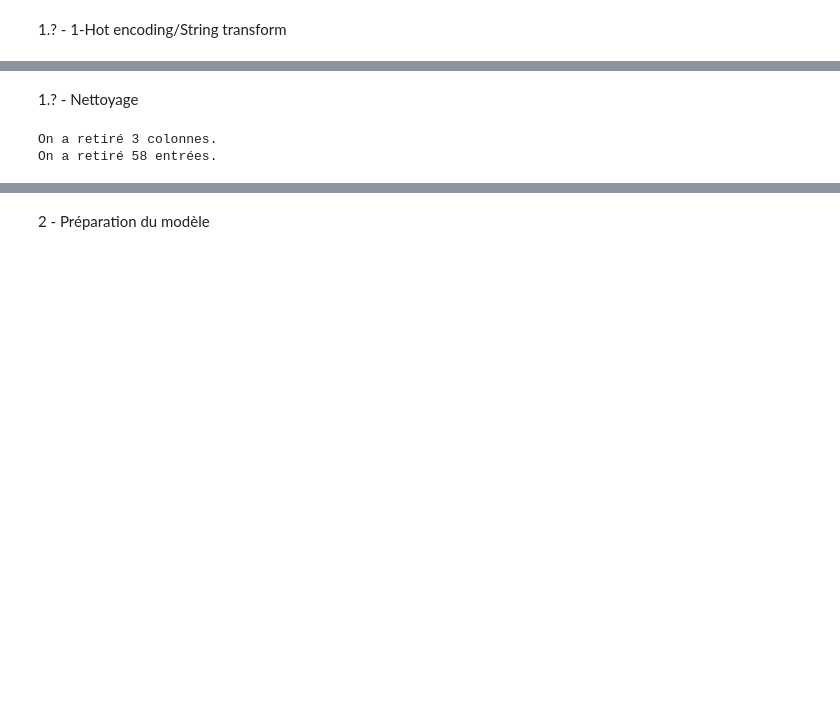
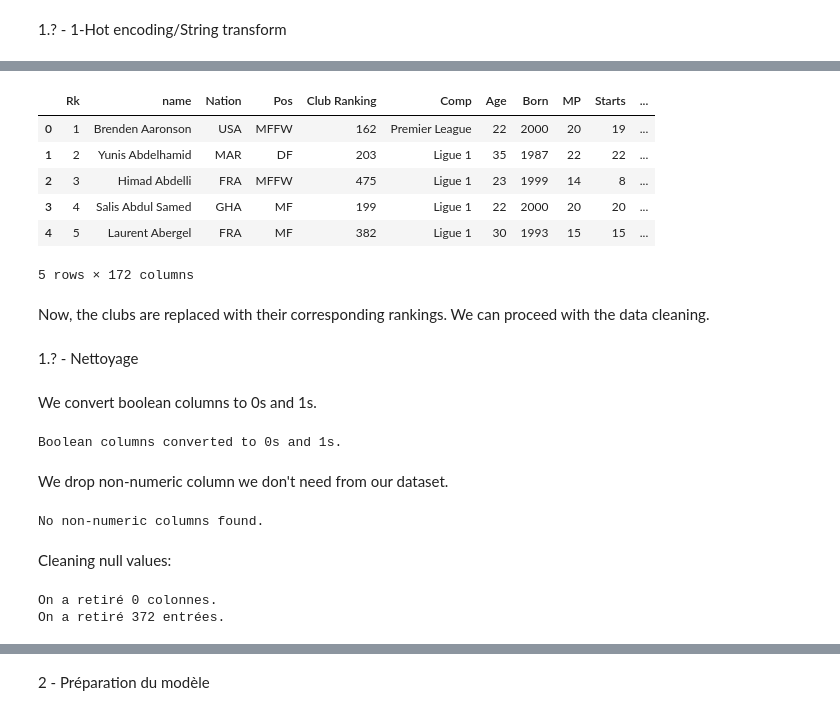
Before and after one commit to Akulla-A/Football_regression, a Jupyter notebook: main.ipynb, the cells around one changed output, grey strips where cells are left out. Drawn from its saved outputs; the diff is of its cells as text; code cells hidden in the pictures; blank space fills up the shorter version.

```diff
--- a/main.ipynb
+++ b/main.ipynb
@@ -105,2 +220,40 @@ _datasetCleaning = pd.concat([_datasetCleaning, pd.get_dummies(_datasetCleaning.
+# %%
+# Create a dictionary of matches
+club_list = rankings_df['club name '].tolist()
+club_rankings = rankings_df.set_index('club name ')['ranking'].to_dict()
+
+def get_best_match(club_name):
+    match, score, _ = process.extractOne(club_name, club_list)
+    if score >= 50:  # Adjust threshold as needed
+        return club_rankings[match]
+    return None
+
+# Apply the function to all rows using pandas' `apply`
+_datasetCleaning['Squad'] = _datasetCleaning['Squad'].apply(get_best_match)
+_datasetCleaning.rename(columns={'Squad': 'Club Ranking'}, inplace=True)
+# %%
+_datasetCleaning.head()
+# %% [output]
+|  | Rk | name | Nation | Pos | Club Ranking | Comp | Age | Born | MP | Starts | ... |
+| 0 | 1 | Brenden Aaronson | USA | MFFW | 162 | Premier League | 22 | 2000 | 20 | 19 | ... |
+| 1 | 2 | Yunis Abdelhamid | MAR | DF | 203 | Ligue 1 | 35 | 1987 | 22 | 22 | ... |
+| 2 | 3 | Himad Abdelli | FRA | MFFW | 475 | Ligue 1 | 23 | 1999 | 14 | 8 | ... |
+| 3 | 4 | Salis Abdul Samed | GHA | MF | 199 | Ligue 1 | 22 | 2000 | 20 | 20 | ... |
+| 4 | 5 | Laurent Abergel | FRA | MF | 382 | Ligue 1 | 30 | 1993 | 15 | 15 | ... |
+5 rows × 172 columns
+# %% [markdown]
+Now, the clubs are replaced with their corresponding rankings. We can proceed with the data cleaning.
 # %% [markdown]
 1.? - Nettoyage
+# %% [markdown]
+We convert boolean columns to 0s and 1s.
+# %%
+bool_columns = _datasetCleaning.select_dtypes(include=['bool']).columns
+for col in bool_columns:
+    _datasetCleaning[col] = _datasetCleaning[col].astype(int)
+
+print("Boolean columns converted to 0s and 1s.")
+# %% [output]
+Boolean columns converted to 0s and 1s.
+# %% [markdown]
+We drop non-numeric column we don't need from our dataset.
@@ -107,21 +273,18 @@ _datasetCleaning = pd.concat([_datasetCleaning, pd.get_dummies(_datasetCleaning.
+# %%
+# Check for non-numeric columns
+non_numeric_columns = _datasetCleaning.select_dtypes(exclude=['number'])
+if not non_numeric_columns.empty:
+    print("Non-numeric columns and their types:")
+    for col in non_numeric_columns.columns:
+        print(f"{col}: {non_numeric_columns[col].dtype}")
+else:
+    print("No non-numeric columns found.")
+# %% [output]
+No non-numeric columns found.
+# %% [markdown]
+Cleaning null values:
 # %%
-# Identify non-numeric columns in the dataset
-post_process_drops = [
-    "name", "Nation", "first_name", "last_name", "player_code", "city_of_birth", "date_of_birth", "contract_expiration_date", "agent_name", "image_url",
-    'current_club_domestic_competition_id', "url",
-    "Squad", # Comporte 98 valeurs uniques, peu utilisable avec un dataset ayant moins de 2k entrées, donc je le drop.
-    "country_of_birth", "country_of_citizenship", # 102 valeurs uniques
-    "sub_position", "position", "Comp", # 1-Hot encoding
-    "current_club_name", # 198 valeurs uniques
-    "Pos" # Doublon
-]
-
-_datasetCleaning = _datasetCleaning.drop(post_process_drops, axis=1, errors='ignore')
-
-# Plus de valeurs avec des textes
-assert(len(_datasetCleaning.select_dtypes(exclude=['number']).columns) == 0)
-
-# Nettoyage des NaN
+# Cleaning null values
 columnsSizePreNA = _datasetCleaning.shape[1]
 _datasetCleaning.dropna(how='all', axis=1, inplace=True) # On retire les colonnes inutiles
 print("On a retiré " + str(columnsSizePreNA - _datasetCleaning.shape[1]) + " colonnes.")
@@ -129,9 +292,6 @@ print("On a retiré " + str(columnsSizePreNA - _datasetCleaning.shape[1]) + " co
 columnsSizePreNA = _datasetCleaning.shape[0]
 _datasetCleaning.dropna(how='any', axis=0, inplace=True) # Et on retire les valeurs nulles
 print("On a retiré " + str(columnsSizePreNA - _datasetCleaning.shape[0]) + " entrées.")
-
-# Plus de NaN
-assert(not _datasetCleaning.isnull().values.any())
 # %% [output]
-On a retiré 3 colonnes.
-On a retiré 58 entrées.
+On a retiré 0 colonnes.
+On a retiré 372 entrées.
```
Also changed, not shown: parts of 18 cells of this notebook, 1 other file.
